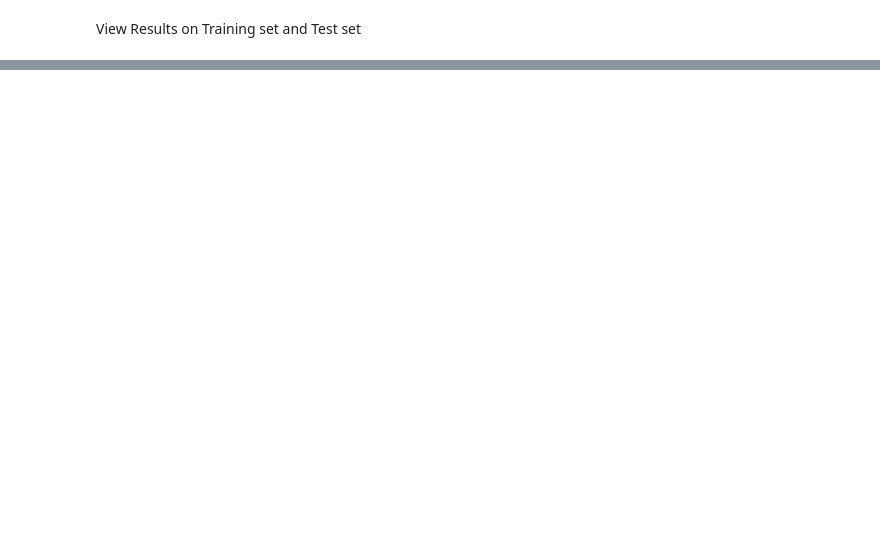
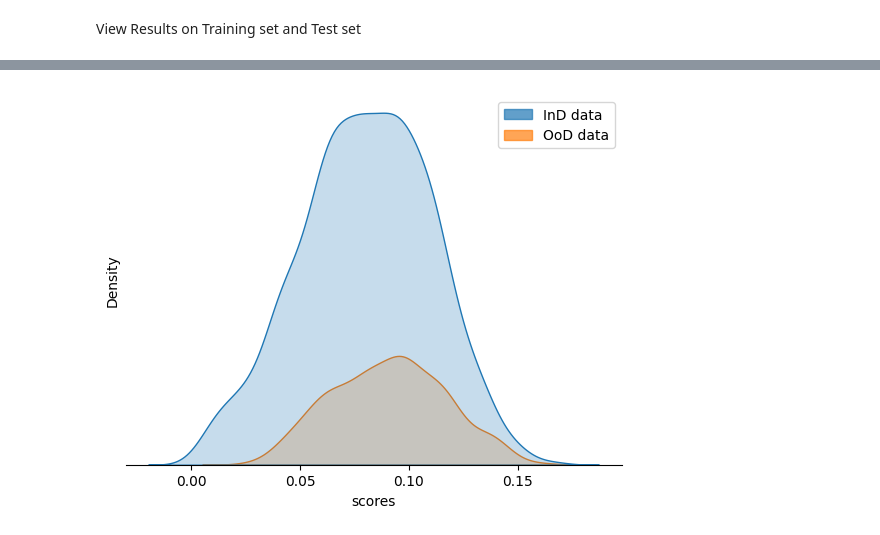
Before and after one commit to Yancy456/LVLM-Hall-OOD, a Jupyter notebook: plots/t-sne.ipynb, the cells around one changed output, grey strips where cells are left out. Drawn from its saved outputs; the diff is of its cells as text; code cells hidden in the pictures; blank space fills up the shorter version.

```diff
--- a/plots/t-sne.ipynb
+++ b/plots/t-sne.ipynb
@@ -245,0 +220,36 @@ data.shape
+# %%
+M=3584
+discriminator=KernelPCA(embedding_train[:,best_layer,:],2,M,method='CoRP',gamma=1)
+scores=discriminator.get_score(embedding_train[:,best_layer,:])
+# %%
+import seaborn as sns
+import matplotlib.pyplot as plt
+import numpy as np
+import matplotlib.patches as mpatches
+
+data=np.stack((scores,hall_label_wild)).T
+
+df = pd.DataFrame(data, columns=['scores', 'label'])
+
+label_mapping = {0: 'OoD data', 1: 'InD data'}
+df['label'] = df['label'].map(label_mapping)
+
+# Create a density plot
+sns.kdeplot(data=df, x="scores", hue="label", fill=True)
+
+
+# Remove the title 'label' from the legend
+handles = [
+    mpatches.Patch(color=sns.color_palette()[0], label='InD data', alpha=0.7),
+    mpatches.Patch(color=sns.color_palette()[1],label='OoD data' , alpha=0.7)
+]
+plt.legend(handles=handles, title='')
+sns.despine(left=True)
+
+plt.ylabel('Density')
+#plt.gca().tick_params(axis='y', which='both', left=False, labelleft=False)
+
+# Show the plot
+plt.show()
+# %% [output]
+[figure, added]
```
Also changed, not shown: parts of 18 cells of this notebook, 24 other files.
